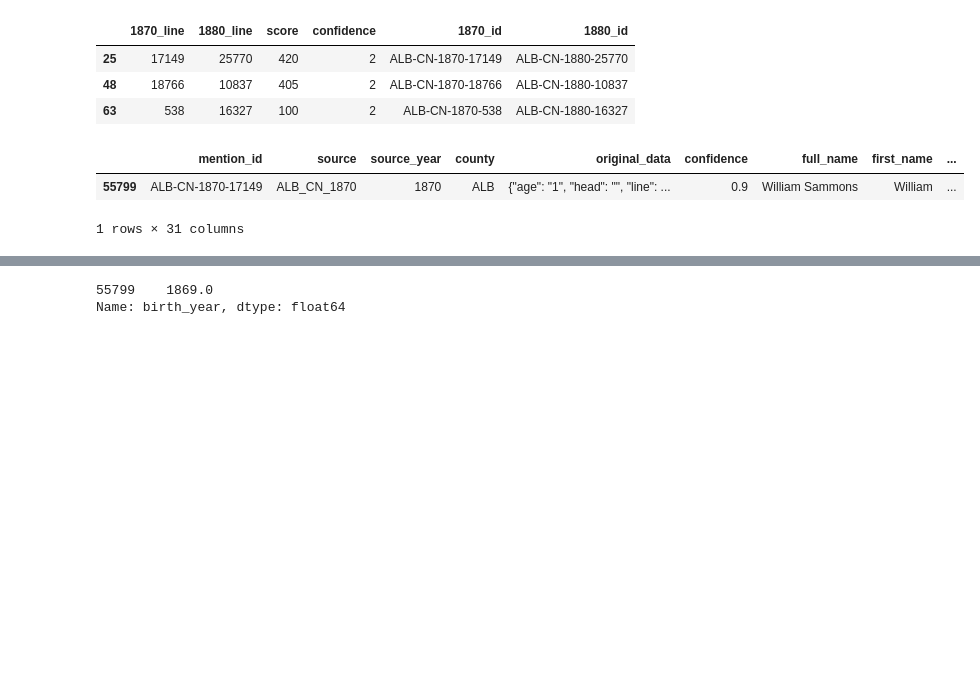
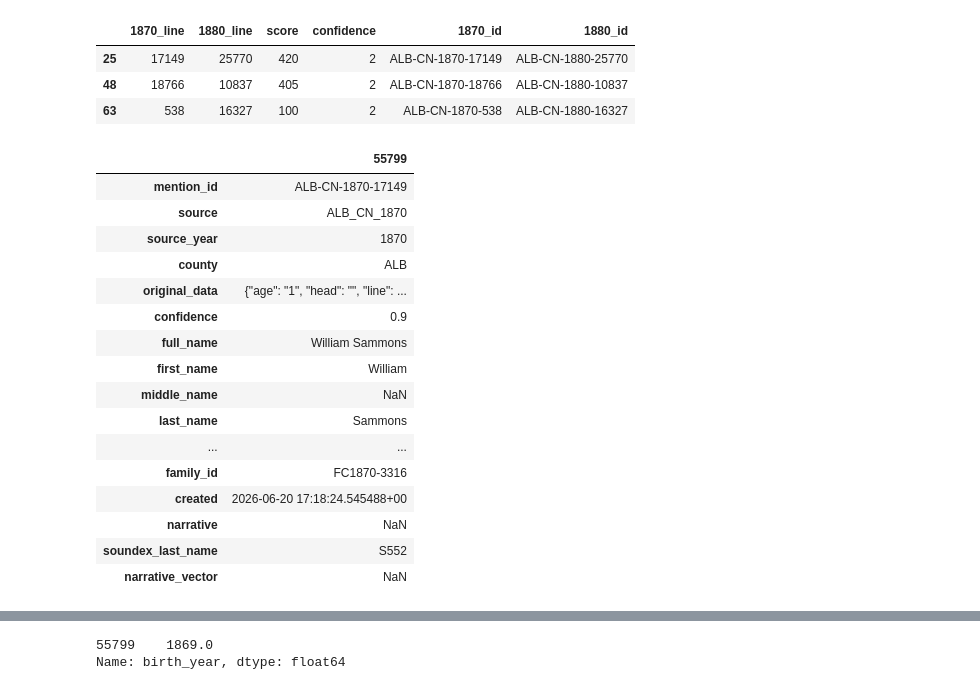
Before and after one commit to jarrett-markman/ds6015_know_their_names, a Jupyter notebook: notebooks/exploring_accuracy_across_confidence.ipynb, the cells around one changed output, grey strips where cells are left out. Saved outputs shown, nothing was run; the diff lists cells and outputs as text; code cells hidden in the pictures; blank space fills up the shorter version.

```diff
--- a/notebooks/validation.ipynb
+++ b/notebooks/exploring_accuracy_across_confidence.ipynb
@@ -37,6 +36,6 @@ truth.head()
 | 3 | 1692 | 22734 | 460 | 3 | ALB-CN-1870-1692 | ALB-CN-1880-22734 |
 | 4 | 17144 | 25766 | 455 | 3 | ALB-CN-1870-17144 | ALB-CN-1880-25766 |
 # %%
-mentions = pd.read_csv('data/mentions.csv')
+mentions = pd.read_csv('../data/mentions.csv')
 mentions.head()
 # %% [output]
@@ -85,9 +103,23 @@ truth[truth['confidence'] == 2].head(3)
 | 48 | 18766 | 10837 | 405 | 2 | ALB-CN-1870-18766 | ALB-CN-1880-10837 |
 | 63 | 538 | 16327 | 100 | 2 | ALB-CN-1870-538 | ALB-CN-1880-16327 |
 # %%
-mentions.loc[mentions['mention_id'] == 'ALB-CN-1870-17149']
+mentions.loc[mentions['mention_id'] == 'ALB-CN-1870-17149'].T
 # %% [output]
-|  | mention_id | source | source_year | county | original_data | confidence | full_name | first_name | ... |
-| 55799 | ALB-CN-1870-17149 | ALB_CN_1870 | 1870 | ALB | {"age": "1", "head": "", "line": ... | 0.9 | William Sammons | William | ... |
+|  | 55799 |
+| mention_id | ALB-CN-1870-17149 |
+| source | ALB_CN_1870 |
+| source_year | 1870 |
+| county | ALB |
+| original_data | {"age": "1", "head": "", "line": ... |
+| confidence | 0.9 |
+| full_name | William Sammons |
+| first_name | William |
+| middle_name | NaN |
+| last_name | Sammons |
+| ... | ... |
+| family_id | FC1870-3316 |
+| created | 2026-06-20 17:18:24.545488+00 |
+| narrative | NaN |
+| soundex_last_name | S552 |
+| narrative_vector | NaN |
-1 rows × 31 columns
 # %%
```
Also changed, not shown: parts of 52 cells of this notebook.
